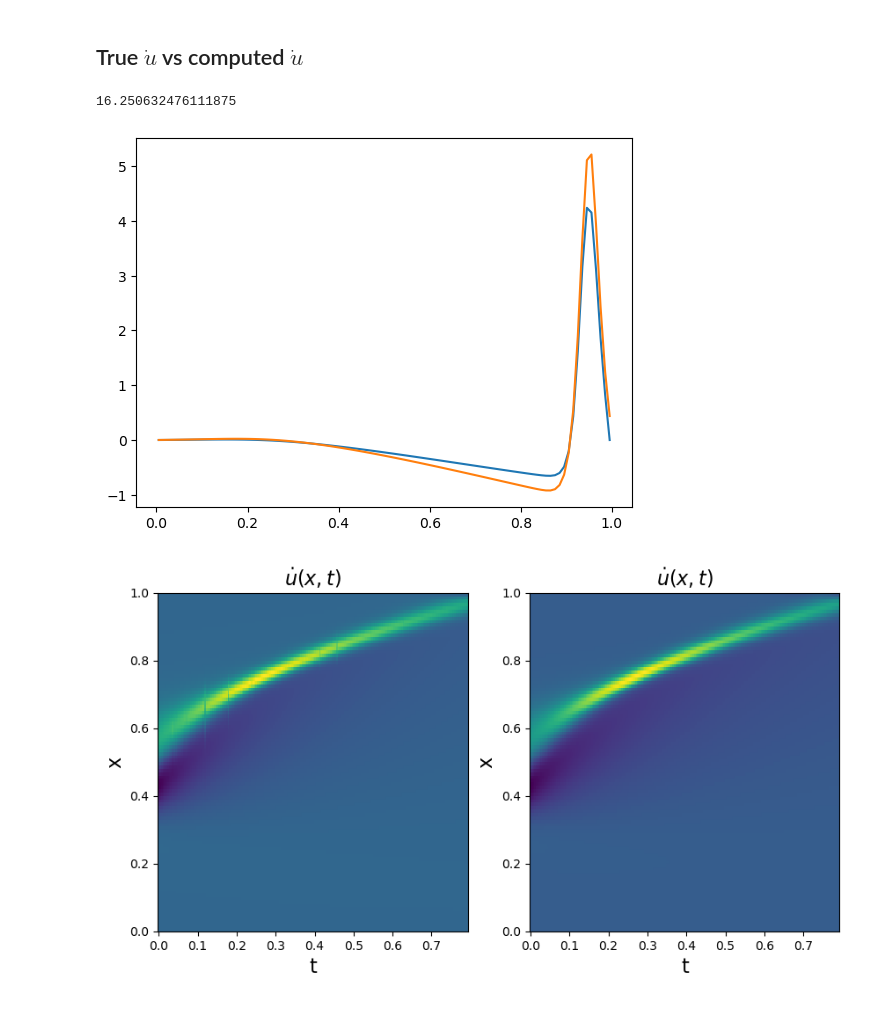
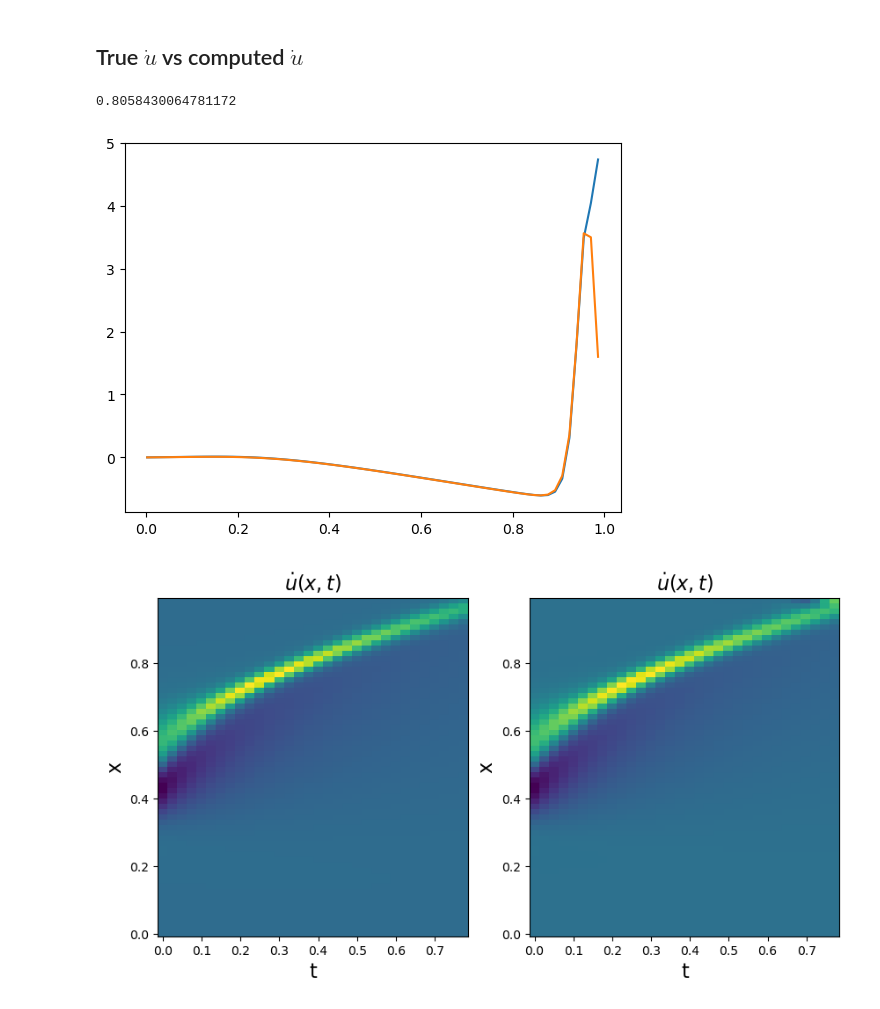
Before and after one commit to cpml-au/AlpineGP, a Jupyter notebook: examples/pysindy.ipynb, the cells around one changed output. Drawn from its saved outputs; the diff is of its cells as text; code cells hidden in the pictures.

```diff
--- a/examples/pysindy.ipynb
+++ b/examples/pysindy.ipynb
@@ -133,7 +145,7 @@ model = ps.SINDy(feature_library=pde_lib, optimizer=optimizer)
 # %%
 # fit without u_t
 print('STLSQ model:')
-model.fit(u_training_reshape, t=dt_norm)
+model.fit(u_training_reshape, t=dt_norm*skip_dt)
 model.print()
 # %% [output]
 STLSQ model:
@@ -144,5 +159,0 @@ STLSQ model:
-# %%
-# fit with u_t
-print('STLSQ model:')
-model.fit(u_training_reshape, t=dt_norm, x_dot =u_training_dot_reshape)
-model.print()
@@ -163,9 +166,7 @@ print(np.mean(np.linalg.norm(u_dot_training_true - u_dot_training, axis=0)**2))
 # %% [markdown]
 ## Test
 # %%
-test_sort_map = np.argsort(time_test)
-test_time_ordered = time_test[test_sort_map]
-
-u_test = u_test_T.T[:, test_sort_map]
+# defining u_test
+u_test = u_test_T.T
 u_test_reshape = u_test.reshape(u_test.shape[0], u_test.shape[1], 1)
 # %%
@@ -190,28 +184,27 @@ u_dot[:, test_time_ordered] = u_dot_test
 # %%
 # reconstruct u_dot_true_model
-u_dot_true_model = np.zeros_like(u_dot_true)
-
-u_dot_true_model[:, training_time_ord] = u_dot_training_true
-u_dot_true_model[:, test_time_ordered] = u_dot_test_true
+u_dot_model = np.zeros_like(u_sample)
+u_dot_model[:, training_time] = u_dot_training
+u_dot_model[:, time_test] = u_dot_test
 # %%
 # compute total error
-print(np.mean(np.linalg.norm(u_dot_true_model - u_dot, axis=0)**2))
+print(np.mean(np.linalg.norm(u_dot_model - u_dot_sample, axis=0)**2))
 # %% [output]
-16.250632476111875
+0.8058430064781172
 # %%
 # COMPARISON udot_true VS udot_predict
 # check u_dot profile in the last test time
-last_test_time = test_time_ordered[-1]
-plt.plot(circ, u_dot_true_model[:,last_test_time])
-plt.plot(circ, u_dot[:,last_test_time])
+single_test_time = time_test[-1]
+plt.plot(circ_sample, u_dot_model[:,single_test_time])
+plt.plot(circ_sample, u_dot_sample[:, single_test_time])
 plt.show()
 # %% [output]
-[figure, old version]
+[figure, new version]
 # %%
 # COMPARISON udot_true VS udot_predict
 fig1, ax = plt.subplots(1, 2, figsize=(10, 5))
-ax[0].pcolormesh(t, circ, u_dot_true_model)
-ax[1].pcolormesh(t,circ,u_dot)
+ax[0].pcolormesh(t_sample,circ_sample,u_dot_sample)
+ax[1].pcolormesh(t_sample, circ_sample, u_dot_model)
 ax[0].set_xlabel('t', fontsize=16)
 ax[0].set_ylabel('x', fontsize=16)
 ax[0].set_title(r'$\dot{u}(x, t)$', fontsize=16)
@@ -220,4 +213,4 @@ ax[1].set_ylabel('x', fontsize=16)
 ax[1].set_title(r'$\dot{u}(x, t)$', fontsize=16)
 plt.show()
 # %% [output]
-[figure, old version]
+[figure, new version]
```
Also changed, not shown: parts of 17 cells of this notebook, 9 other files.
